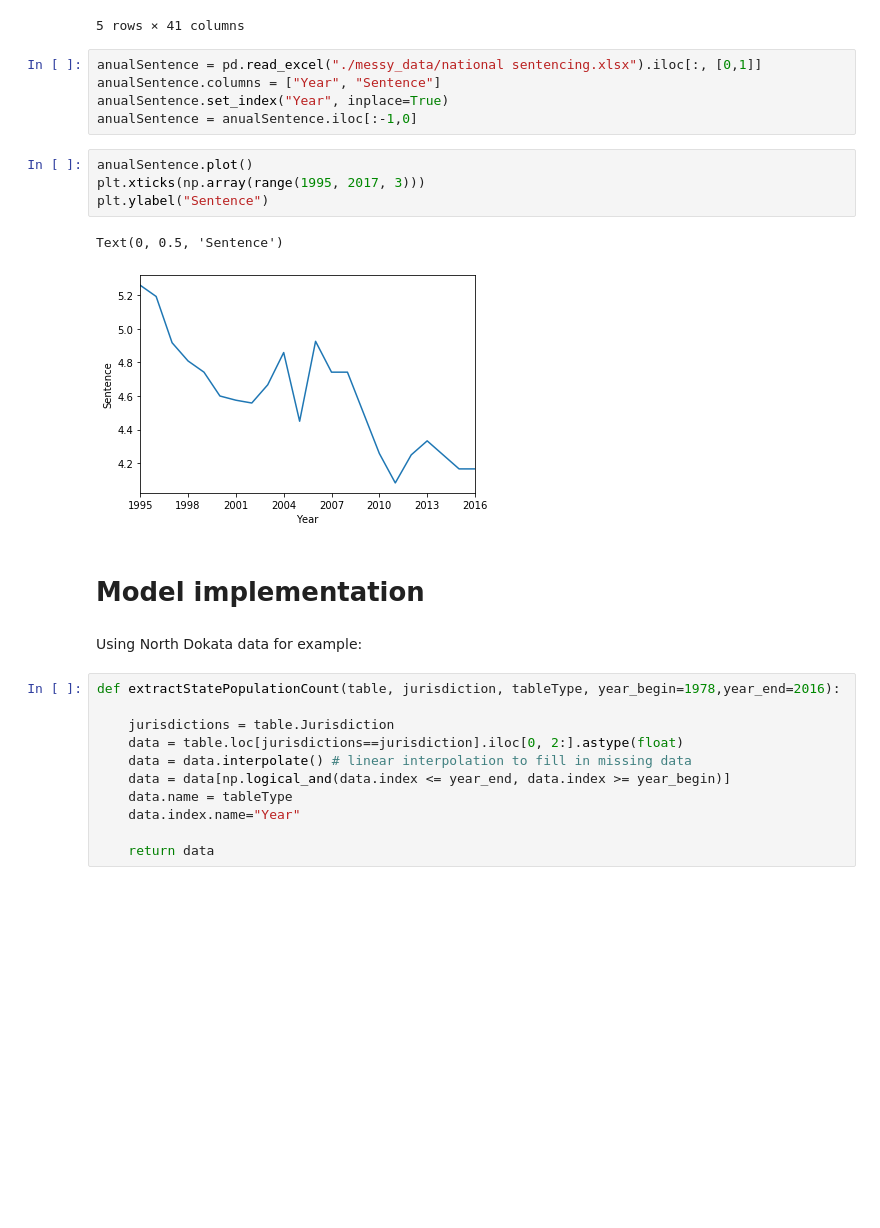
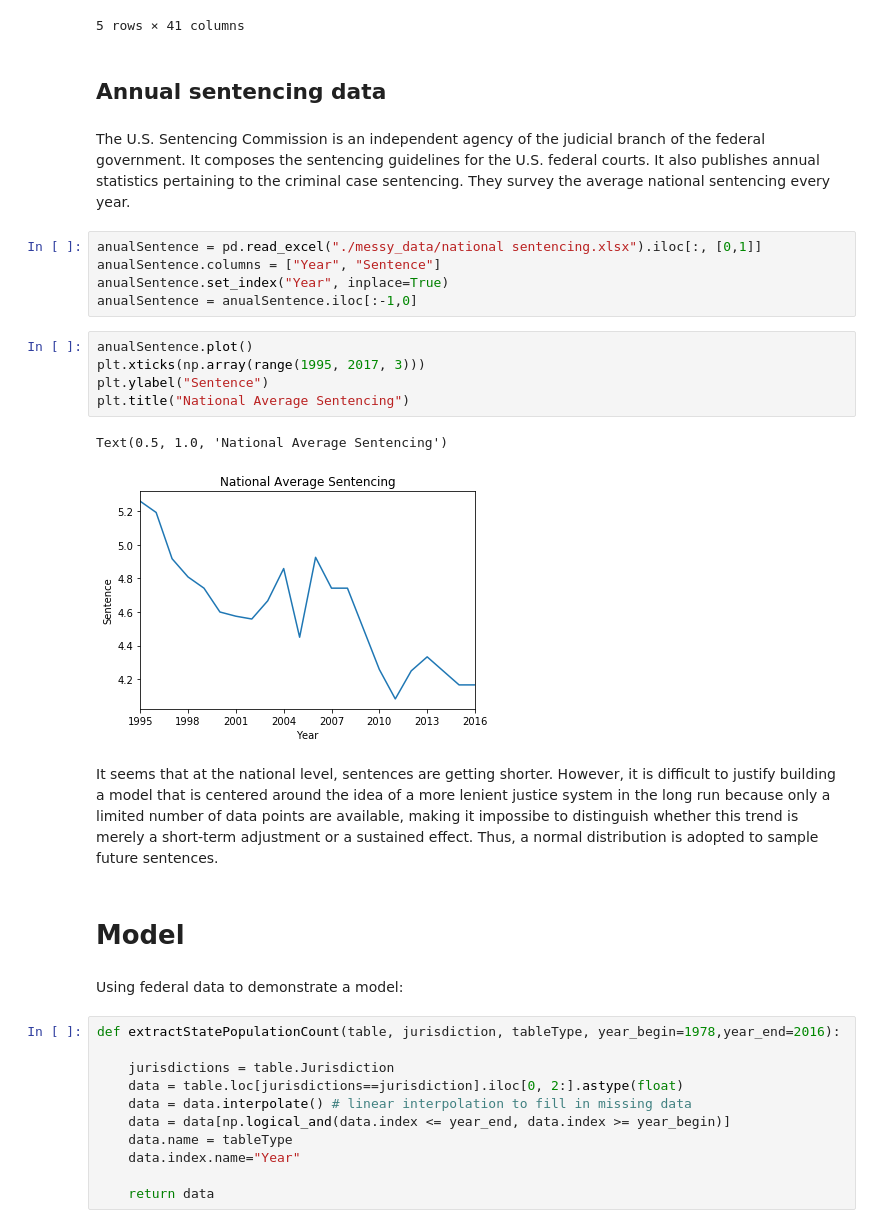
Before and after one commit to carmagnole/Springboard, a Jupyter notebook: project1/model.ipynb, the cells around one changed output. Drawn from its saved outputs; the diff is of its cells as text; blank space fills up the shorter version.

```diff
--- a/project1/model.ipynb
+++ b/project1/model.ipynb
@@ -106,6 +114,10 @@ maleRelease.head()
 | 3 | Arkansas | AR | 1772.0 | 1771.0 | 2229.0 | 1946.0 | 1618.0 | 1765.0 | 1801.0 | ... |
 | 4 | California | CA | 9194.0 | 12647.0 | 11574.0 | 12180.0 | 14998.0 | 20743.0 | 23279.0 | ... |
 5 rows × 41 columns
+# %% [markdown]
+## Annual sentencing data
+# %% [markdown]
+The U.S. Sentencing Commission is an independent agency of the judicial branch of the federal government. It composes the sentencing guidelines for the U.S. federal courts. It also publishes annual statistics pertaining to the criminal case sentencing. They survey the average national sentencing every year.
 # %%
 anualSentence = pd.read_excel("./messy_data/national sentencing.xlsx").iloc[:, [0,1]]
 anualSentence.columns = ["Year", "Sentence"]
@@ -114,14 +126,17 @@ anualSentence = anualSentence.iloc[:-1,0]
 # %%
 anualSentence.plot()
 plt.xticks(np.array(range(1995, 2017, 3)))
 plt.ylabel("Sentence")
+plt.title("National Average Sentencing")
 # %% [output]
-Text(0, 0.5, 'Sentence')
+Text(0.5, 1.0, 'National Average Sentencing')
-[figure, old version]
+[figure, new version]
+# %% [markdown]
+It seems that at the national level, sentences are getting shorter. However, it is difficult to justify building a model that is centered around the idea of a more lenient justice system in the long run because only a limited number of data points are available, making it impossibe to distinguish whether this trend is merely a short-term adjustment or a sustained effect. Thus, a normal distribution is adopted to sample future sentences.
 # %% [markdown]
-# Model implementation
+# Model
-# %% [markdown]
-Using North Dokata data for example:
+# %% [markdown]
+Using federal data to demonstrate a model:
 # %%
 def extractStatePopulationCount(table, jurisdiction, tableType, year_begin=1978,year_end=2016):
 
```
Also changed, not shown: parts of 50 cells of this notebook, 16 other files.
